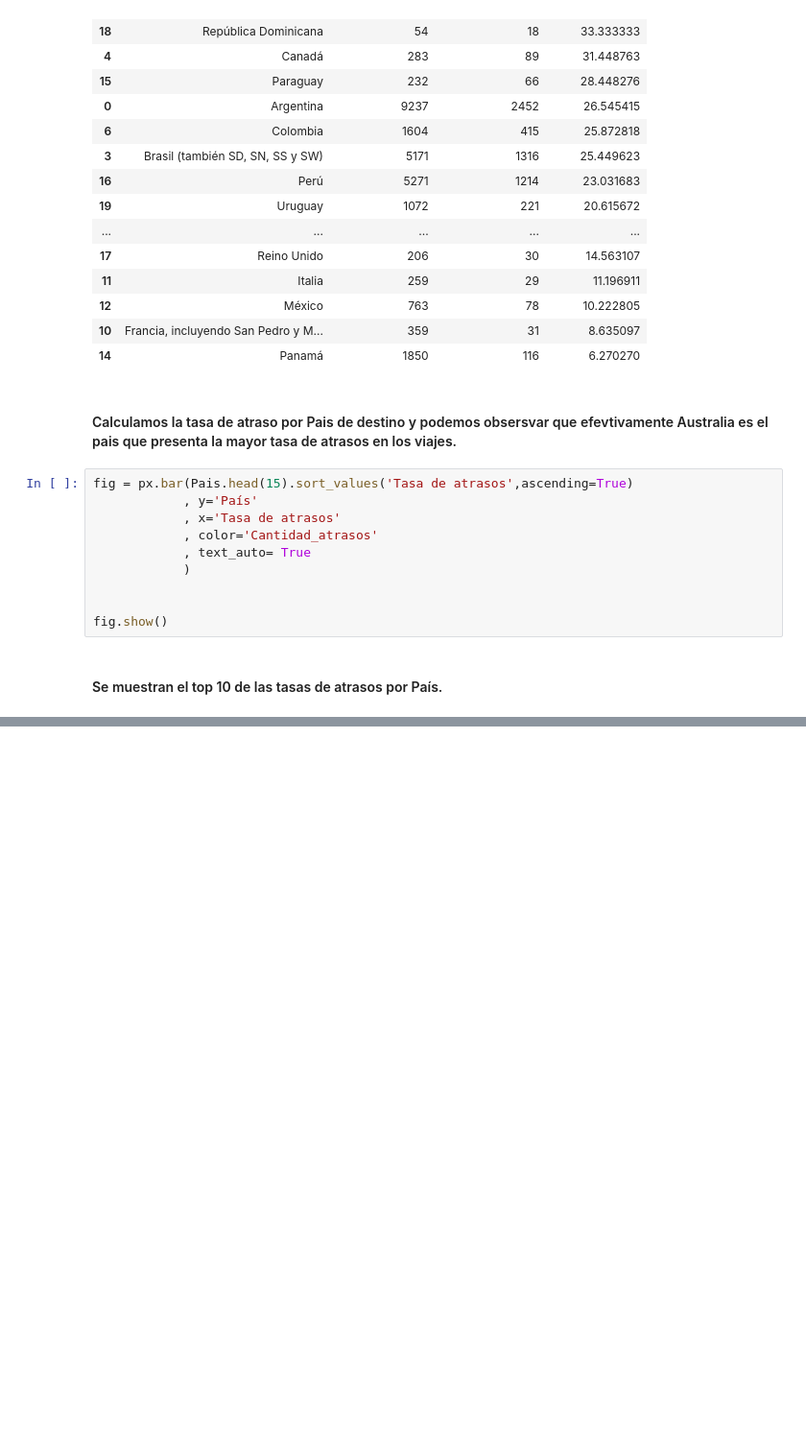
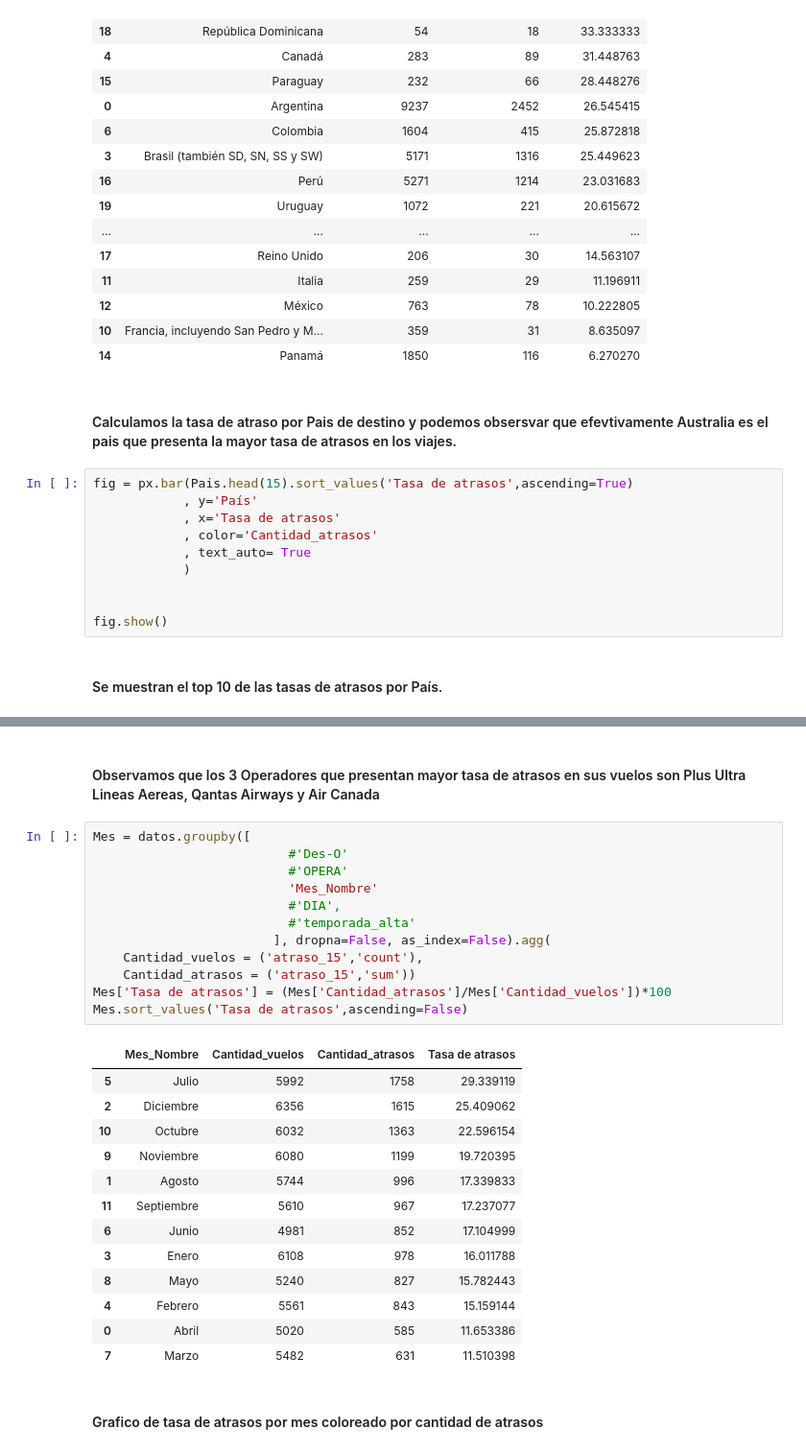
Before and after one commit to andresfuentes007/NTTDATA, a Jupyter notebook: Test_solution_1.ipynb, the cells around one changed output, grey strips where cells are left out. Shown: that part at 96% size. Drawn from its saved outputs; the diff is of its cells as text; blank space fills up the shorter version.

```diff
--- a/Test_solution_1.ipynb
+++ b/Test_solution_1.ipynb
@@ -488,0 +632,30 @@ fig.show()
+# %% [markdown]
+#### Observamos que los 3 Operadores que presentan mayor tasa de atrasos en sus vuelos son Plus Ultra Lineas Aereas, Qantas Airways y Air Canada
+# %%
+Mes = datos.groupby([
+                          #'Des-O'
+                          #'OPERA'
+                          'Mes_Nombre'
+                          #'DIA',
+                          #'temporada_alta'
+                        ], dropna=False, as_index=False).agg(
+    Cantidad_vuelos = ('atraso_15','count'),
+    Cantidad_atrasos = ('atraso_15','sum'))
+Mes['Tasa de atrasos'] = (Mes['Cantidad_atrasos']/Mes['Cantidad_vuelos'])*100
+Mes.sort_values('Tasa de atrasos',ascending=False)
+# %% [output]
+|  | Mes_Nombre | Cantidad_vuelos | Cantidad_atrasos | Tasa de atrasos |
+| 5 | Julio | 5992 | 1758 | 29.339119 |
+| 2 | Diciembre | 6356 | 1615 | 25.409062 |
+| 10 | Octubre | 6032 | 1363 | 22.596154 |
+| 9 | Noviembre | 6080 | 1199 | 19.720395 |
+| 1 | Agosto | 5744 | 996 | 17.339833 |
+| 11 | Septiembre | 5610 | 967 | 17.237077 |
+| 6 | Junio | 4981 | 852 | 17.104999 |
+| 3 | Enero | 6108 | 978 | 16.011788 |
+| 8 | Mayo | 5240 | 827 | 15.782443 |
+| 4 | Febrero | 5561 | 843 | 15.159144 |
+| 0 | Abril | 5020 | 585 | 11.653386 |
+| 7 | Marzo | 5482 | 631 | 11.510398 |
+# %% [markdown]
+#### Grafico de tasa de atrasos por mes coloreado por cantidad de atrasos
```
Also changed, not shown: parts of 29 cells of this notebook.
